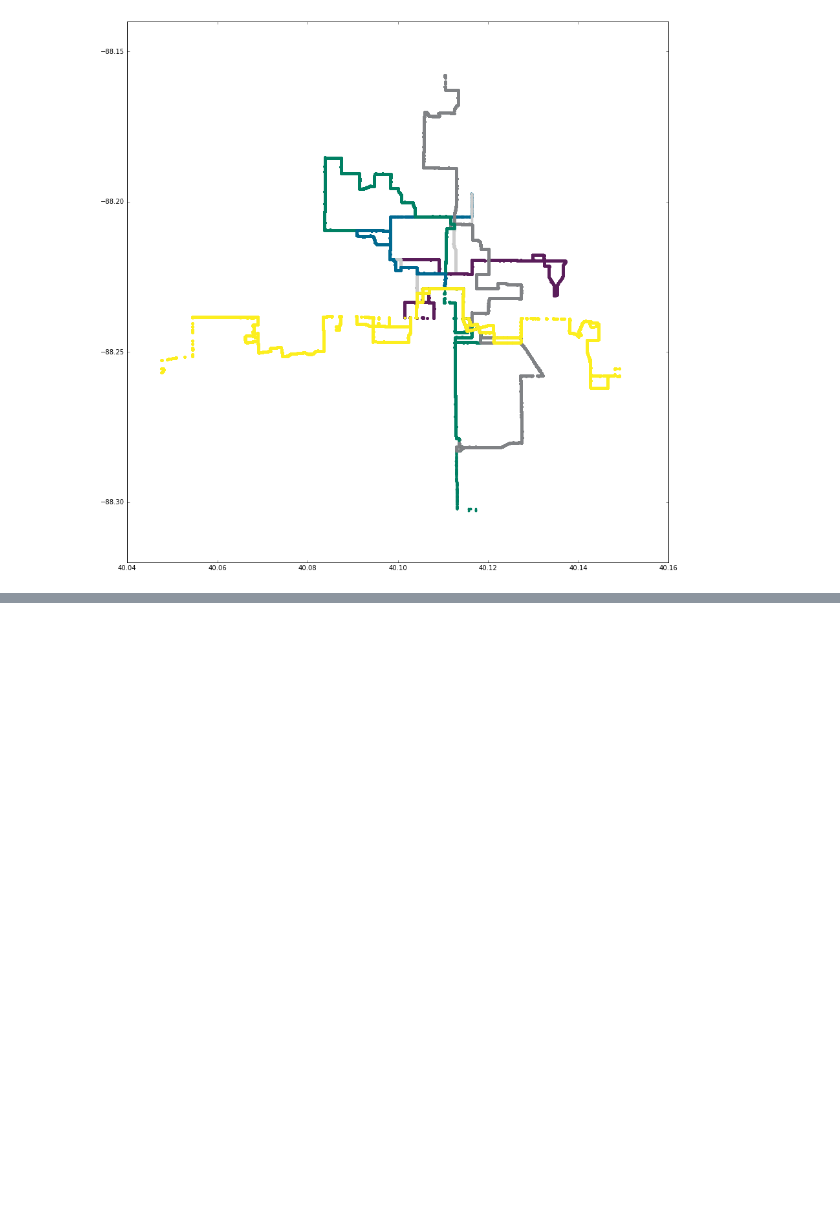
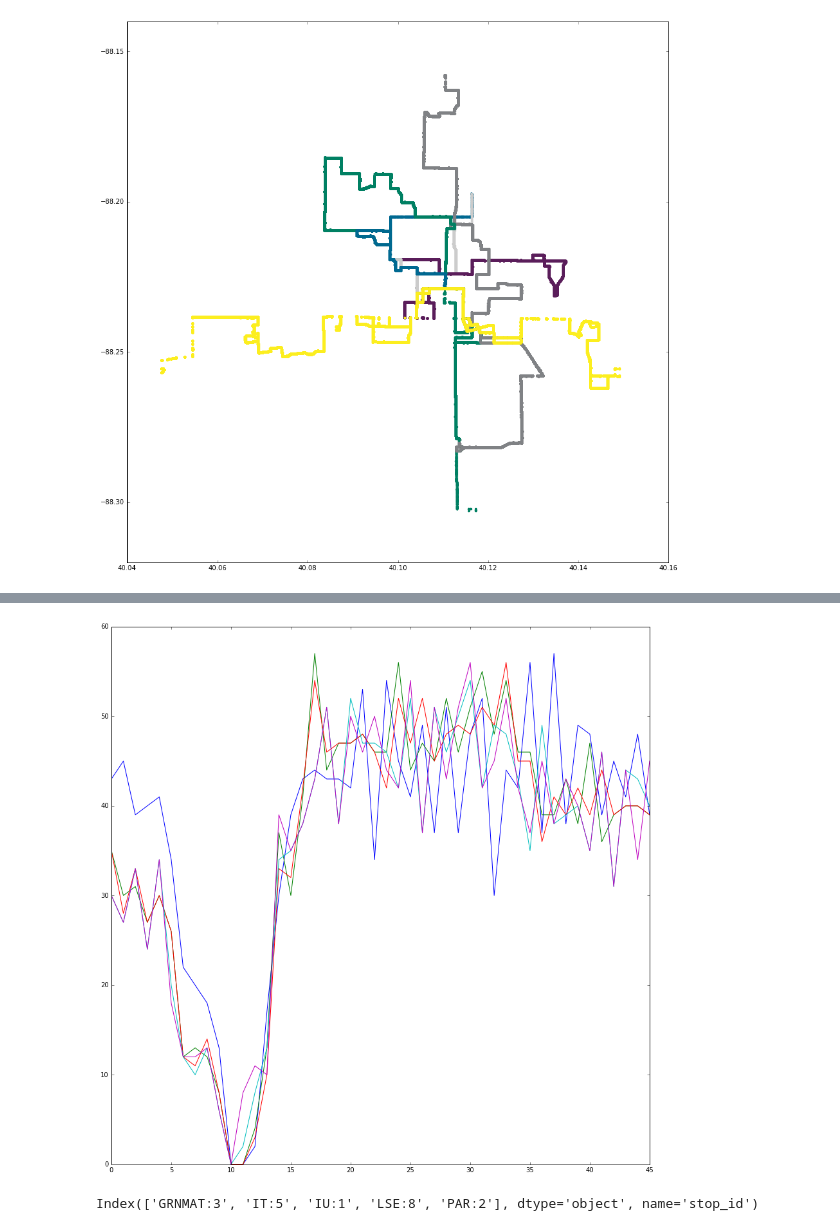
Before and after one commit to nikolausn/project-spring2017, a Jupyter notebook: part1/cumtd.ipynb, the cells around one changed output, grey strips where cells are left out. Drawn from its saved outputs; the diff is of its cells as text; code cells hidden in the pictures; blank space fills up the shorter version.

Commit message:
bining stop time

```diff
--- a/part1/cumtd.ipynb
+++ b/part1/cumtd.ipynb
@@ -240,0 +269,6 @@ p = ax.plot(Vt[0,],Vt[1,],'o')
+# %%
+## Stops observation
+# get the top 10 stop density as our observation data
+topConstant = 5
+stop_top_10_density = stop_times.groupby('stop_id')['stop_id'].count().sort_values(ascending=False)[0:topConstant]
+stop_top_10_obs = stop_times[stop_times['stop_id'].isin(list(stop_top_10_density.index))]
@@ -240,0 +296,40 @@ p = ax.plot(Vt[0,],Vt[1,],'o')
+# %%
+# bin the arrival time for every 30 minutes bin
+binConstant = convertToSecond('00:30:00')
+low_time = stop_top_10_obs.arrival_time_ms.min()
+high_time = stop_top_10_obs.arrival_time_ms.max()
+binNum = (high_time-low_time)/binConstant
+# go through all the stop id and make bining for every 30 minutes
+stop_top_10_name = stop_top_10_obs.stop_id.unique()
+
+# to bin we need to make range between low_time, high_time and binConstant step
+bin_steps = np.linspace(low_time,high_time,binNum)
+stop_bin_arr = []
+for i in range(len(bin_steps)-1):
+#    print(i)
+    bin_obs = stop_top_10_obs[(stop_top_10_obs['arrival_time_ms']>=bin_steps[i])&(stop_top_10_obs['arrival_time_ms']<bin_steps[i+1])]
+    stop_bin_arr.append(bin_obs.groupby('stop_id')['stop_id'].count())
+
+# convert this back into stop id keys data
+stop_time_series = {}
+for name in stop_top_10_name:
+    stop_time_series[name] = []
+
+for stop_bin in stop_bin_arr:
+    for name in stop_top_10_name:
+        if name in stop_bin.index:
+            stop_time_series[name].append(stop_bin[name])
+        else:
+            stop_time_series[name].append(0)
+
+# plot the stop_bin_arr using line plot in time series window
+sample_fig = plt.figure(figsize=(15,15));
+ax = plt.subplot();
+for stop in stop_time_series.keys():
+    ax.plot(list(range(0,len(stop_time_series[stop]))),stop_time_series[stop],'-')
+# %% [output]
+[figure, added]
+# %%
+stop_bin_arr[0].index
+# %% [output]
+Index(['GRNMAT:3', 'IT:5', 'IU:1', 'LSE:8', 'PAR:2'], dtype='object', name='stop_id')
```
Also changed, not shown: parts of 10 cells of this notebook.
